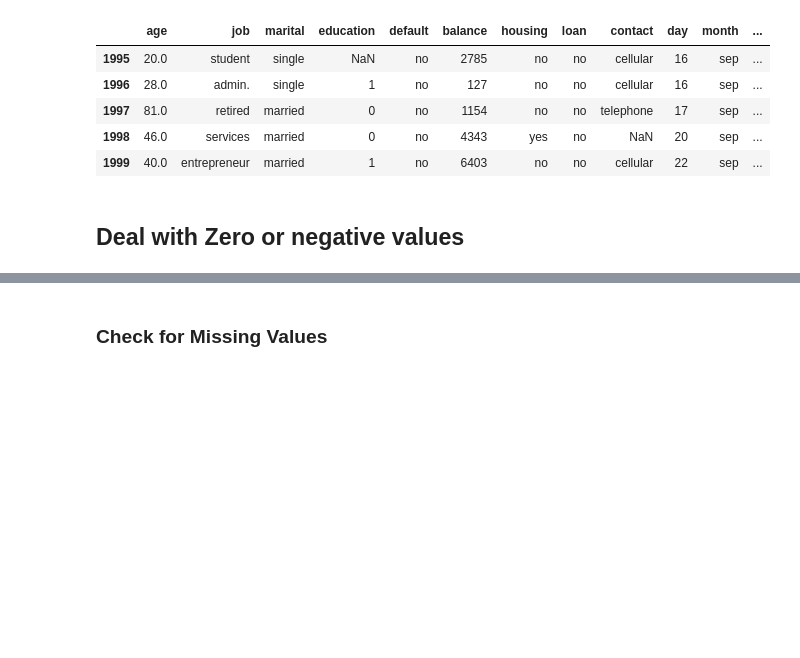
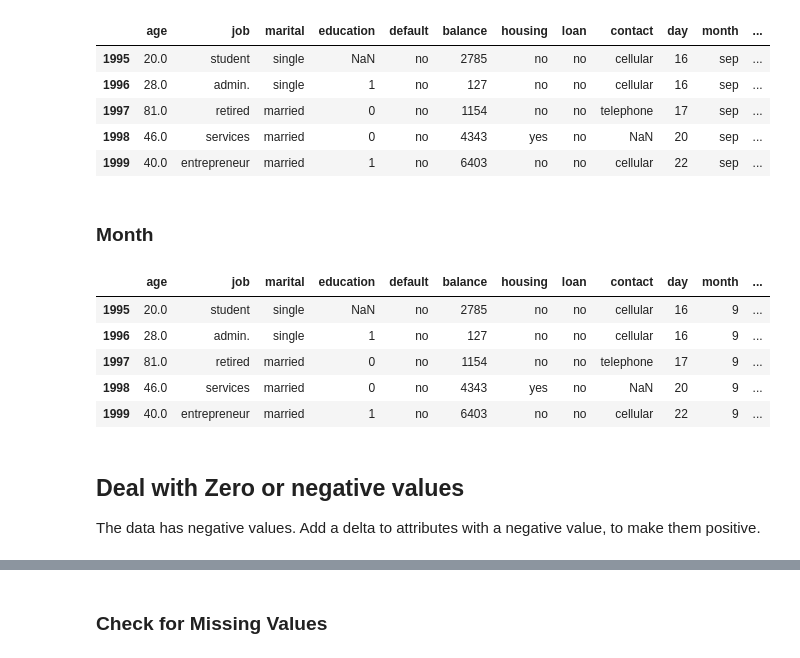
Before and after one commit to qaz73/ULAssignment-2, a Jupyter notebook: etivity2.ipynb, the cells around one changed output, grey strips where cells are left out. Saved outputs shown, nothing was run; the diff lists cells and outputs as text; code cells hidden in the pictures; blank space fills up the shorter version.

```diff
--- a/etivity2.ipynb
+++ b/etivity2.ipynb
@@ -155,11 +156,22 @@ df.tail()
+# %% [markdown]
+### Month
 # %%
-# Initialize the LabelEncoder
-label_encoder = LabelEncoder()
+# Create a dictionary for month
+calendar_dict = {'jan':1, 'feb':2, 'mar':3, 'apr':4, 'may':5, 'jun':6,
+                  'jul':7, 'aug':8, 'sep':9, 'oct':10, 'nov':11, 'dec':12}
 
-# Fit and transform the 'month' column
-df['month'] = label_encoder.fit_transform(df['month'])
+df['month'] = df['month'].replace(calendar_dict)
+df.tail()
+# %% [output]
+|  | age | job | marital | education | default | balance | housing | loan | contact | day | month | ... |
+| 1995 | 20.0 | student | single | NaN | no | 2785 | no | no | cellular | 16 | 9 | ... |
+| 1996 | 28.0 | admin. | single | 1 | no | 127 | no | no | cellular | 16 | 9 | ... |
+| 1997 | 81.0 | retired | married | 0 | no | 1154 | no | no | telephone | 17 | 9 | ... |
+| 1998 | 46.0 | services | married | 0 | no | 4343 | yes | no | NaN | 20 | 9 | ... |
+| 1999 | 40.0 | entrepreneur | married | 1 | no | 6403 | no | no | cellular | 22 | 9 | ... |
 # %% [markdown]
 ## Deal with Zero or negative values
+The data has negative values.  Add a delta to attributes with a negative value, to make them positive.
 # %%
 df.describe()
 # %% [output]
```
Also changed, not shown: parts of 20 cells of this notebook.
